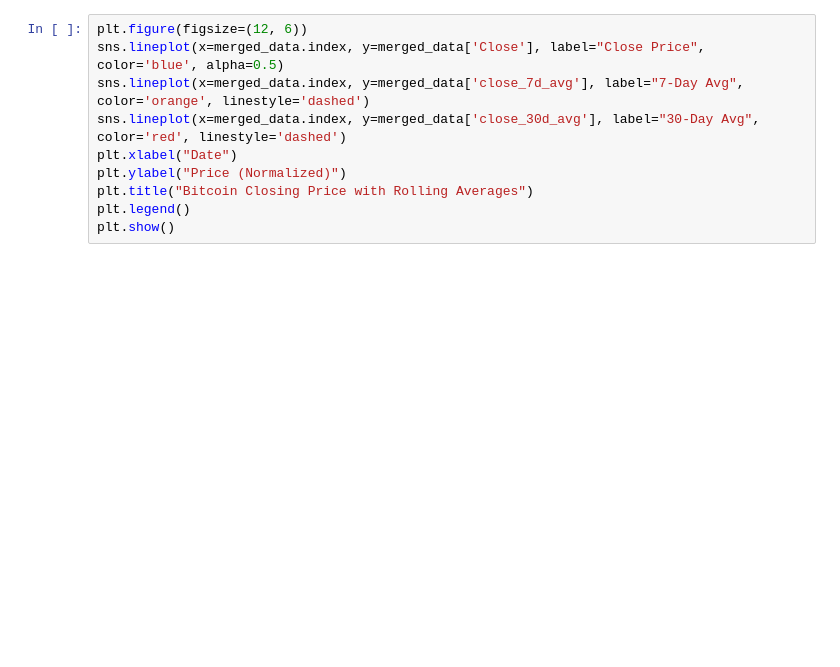
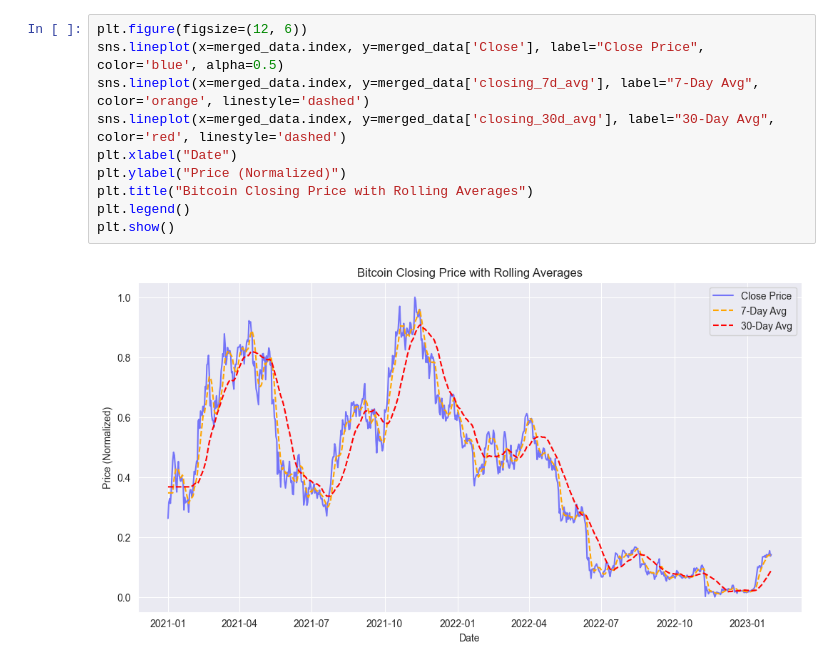
Before and after one commit to vamsisaigarapati/btc_price_predition, a Jupyter notebook: notebooks/5_eda_on_merged_data.ipynb, the cells around one changed output. Drawn from its saved outputs; the diff is of its cells as text; blank space fills up the shorter version.

```diff
--- a/notebooks/5_eda_on_merged_data.ipynb
+++ b/notebooks/5_eda_on_merged_data.ipynb
@@ -59,13 +89,15 @@ plt.show()
 # %%
 plt.figure(figsize=(12, 6))
 sns.lineplot(x=merged_data.index, y=merged_data['Close'], label="Close Price", color='blue', alpha=0.5)
-sns.lineplot(x=merged_data.index, y=merged_data['close_7d_avg'], label="7-Day Avg", color='orange', linestyle='dashed')
-sns.lineplot(x=merged_data.index, y=merged_data['close_30d_avg'], label="30-Day Avg", color='red', linestyle='dashed')
+sns.lineplot(x=merged_data.index, y=merged_data['closing_7d_avg'], label="7-Day Avg", color='orange', linestyle='dashed')
+sns.lineplot(x=merged_data.index, y=merged_data['closing_30d_avg'], label="30-Day Avg", color='red', linestyle='dashed')
 plt.xlabel("Date")
 plt.ylabel("Price (Normalized)")
 plt.title("Bitcoin Closing Price with Rolling Averages")
 plt.legend()
 plt.show()
+# %% [output]
+[figure, added]
 # %%
 plt.figure(figsize=(12, 6))
 sns.lineplot(x=merged_data.index, y=merged_data['volatility_7d'], label="7-Day Volatility", color='purple')
```
Also changed, not shown: parts of 6 cells of this notebook, 8 other files.
